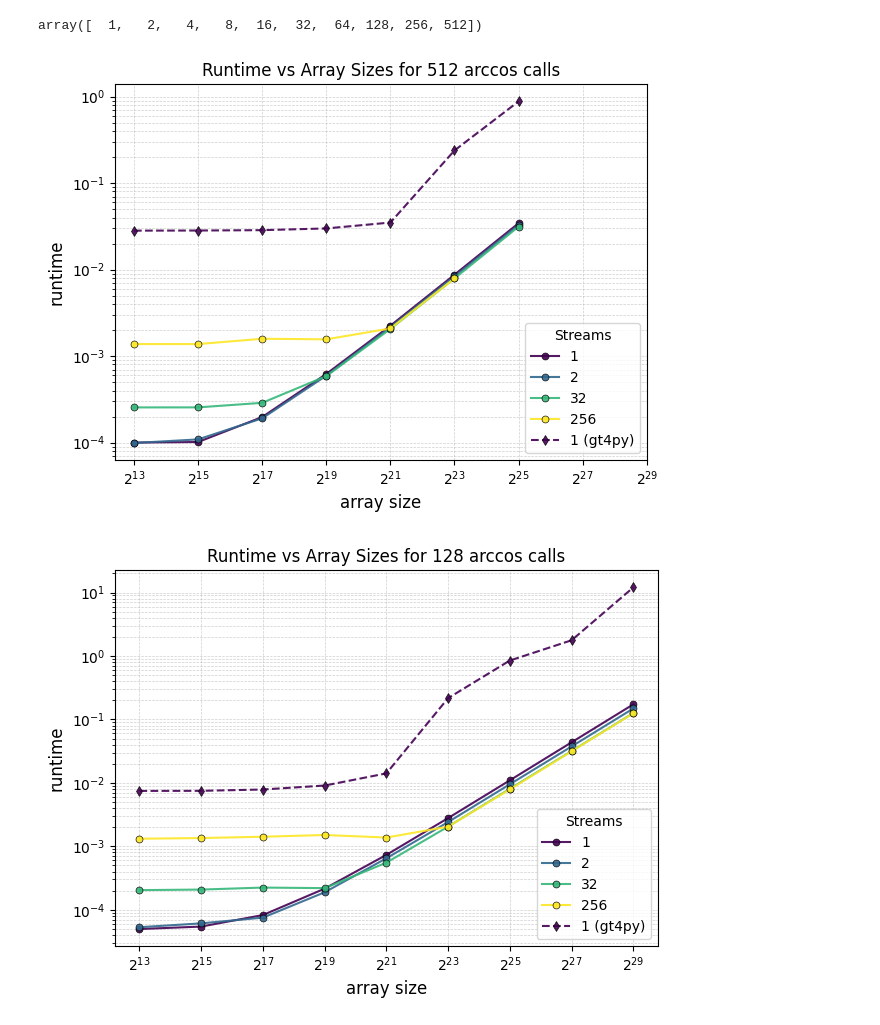
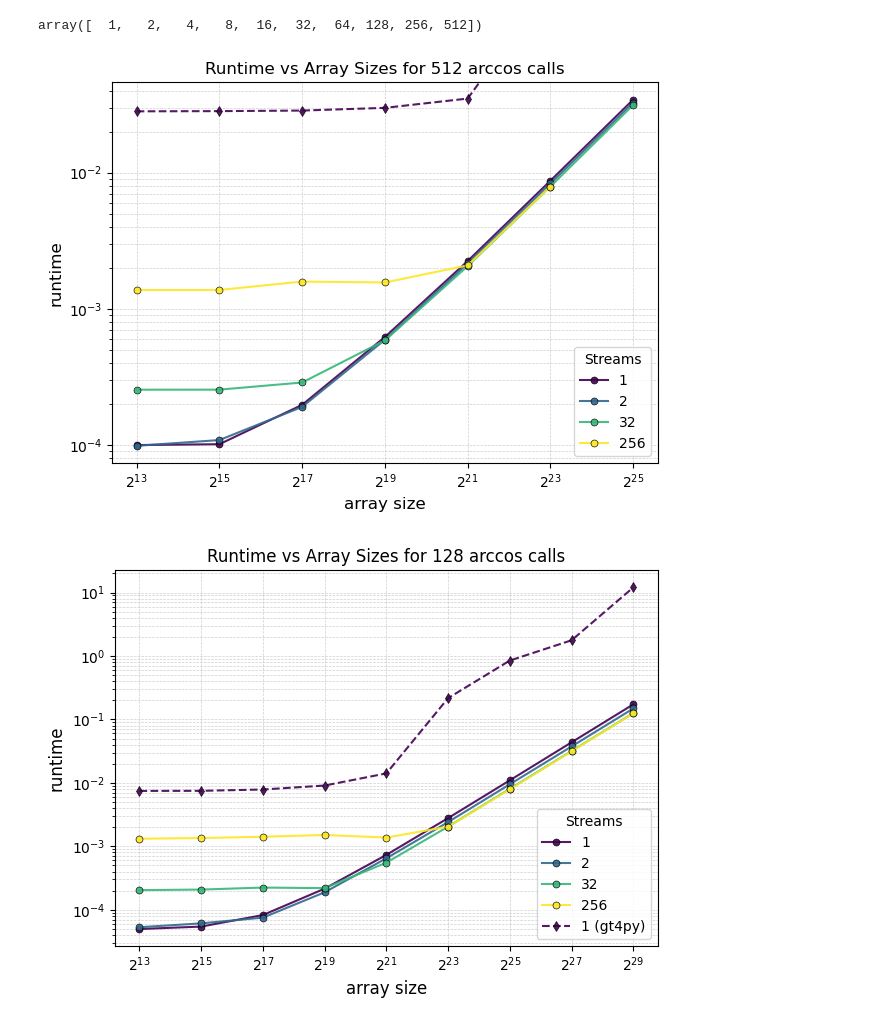
Before and after one commit to grafrap/HPC4WC-overlapping, a Jupyter notebook: measurements/measurement plots.ipynb, the cells around one changed output. Saved outputs shown, nothing was run; the diff lists cells and outputs as text; code cells hidden in the pictures.

Commit message:
comparison plot arccos CUDA vs. gt4py

```diff
--- a/measurements/measurement plots.ipynb
+++ b/measurements/measurement plots.ipynb
@@ -257,45 +296,49 @@ df_gtn = df_gt4py_gpu[df_gt4py_gpu["Calls"] == ncalls].drop(["Calls"], axis=1)
 
 streams = [1, 2, 32, 256]
 colors = plt.cm.viridis(np.linspace(0, 1, len(streams)))
 
 for idx, i in enumerate(streams):
     sub_df = df2_n[(df2_n['NUM_STREAMS'] == i) & (df2_n['Size'] >= 2**13)]
     plt.plot(sub_df['Size'], sub_df['Time'],
                  marker='o',                # Dots
                  markersize=5,              # Similar to s=10 in scatter
                  alpha=0.9,                 # Transparency
                  markeredgecolor='black',  # Edge color
                  markeredgewidth=0.5,      # Edge thickness
                  label=f'{i:,}',
                  color = colors[idx])
 
-sub_df = df_gtn[(df_gtn["Size"] <= 2**25) & (df_gtn["Size"] >= 2**13)]
-plt.plot(sub_df['Size'], sub_df['Time'], 'd--',                # Dots
-                 markersize=5,              # Similar to s=10 in scatter
-                 alpha=0.9,                 # Transparency
-                 markeredgecolor='black',  # Edge color
-                 markeredgewidth=0.5,      # Edge thickness
-                 label=f'{1} (gt4py)',
-                 color = colors[0])
-
 plt.xscale('log', base = 2)
-tick_exponents = range(13, 30, 2)
+tick_exponents = range(13, 26, 2)
 tick_values = [2**e for e in tick_exponents]
 tick_labels = [f'$2^{{{e}}}$' for e in tick_exponents]
 plt.xticks(tick_values, tick_labels)
 plt.yscale('log')
 plt.xlabel('array size', fontsize = 12)
 plt.ylabel('runtime', fontsize = 12)
 plt.grid(True, which='both', linestyle='--', linewidth=0.5, alpha=0.6)
 plt.legend(title="Streams", loc='lower right', fontsize='medium', title_fontsize='medium')
 
+xlim = plt.xlim()
+ylim = plt.ylim()
+sub_df = df_gtn[(df_gtn["Size"] <= 2**25) & (df_gtn["Size"] >= 2**13)]
+plt.plot(sub_df['Size'], sub_df['Time'], 'd--',                # Dots
+                 markersize=5,              # Similar to s=10 in scatter
+                 alpha=0.9,                 # Transparency
+                 markeredgecolor='black',  # Edge color
+                 markeredgewidth=0.5,      # Edge thickness
+                 label=f'{1} (gt4py)',
+                 color = colors[0])
+plt.xlim(xlim)
+plt.ylim(ylim)
+
 plt.title(f"Runtime vs Array Sizes for {ncalls} arccos calls")
 plt.tight_layout()
 
-# plt.savefig('arccos_runstime_size_streams.pdf', bbox_inches='tight')
+plt.savefig('arccos_runstime_size_streams_incl_gt4py.pdf', bbox_inches='tight')
 plt.show()
 # %% [output]
-[figure, old version]
+[figure, new version]
 # %%
 ncalls = 128
 df2_n = df2[df2["Calls"] == ncalls].drop(["Calls"], axis=1)
```
Also changed, not shown: parts of 4 cells of this notebook, 1 other file.
